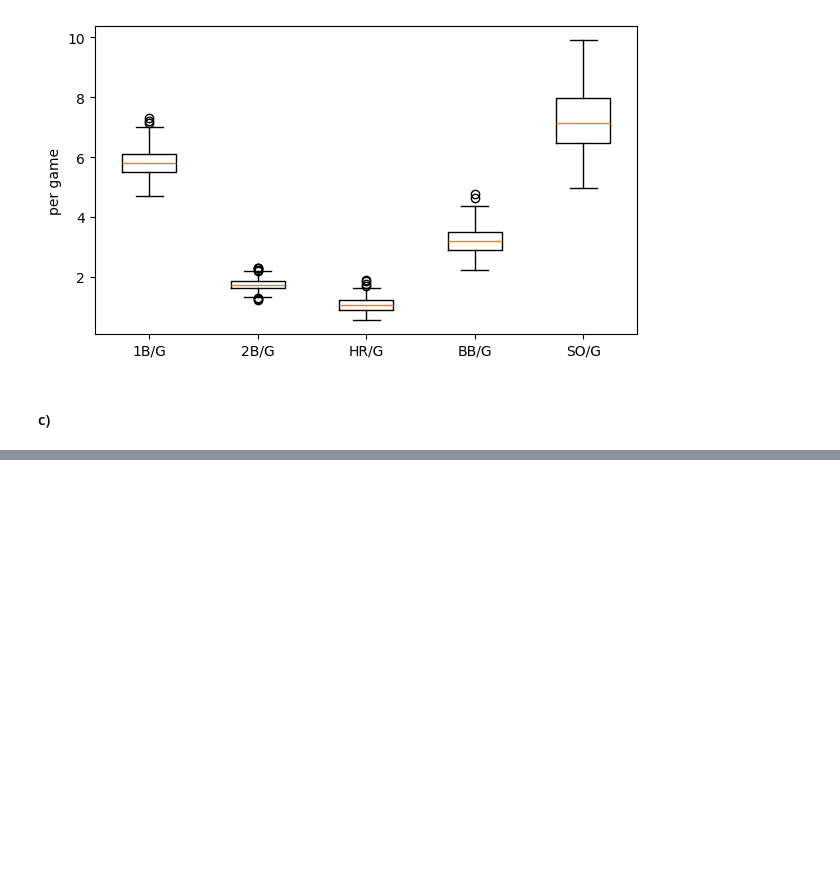
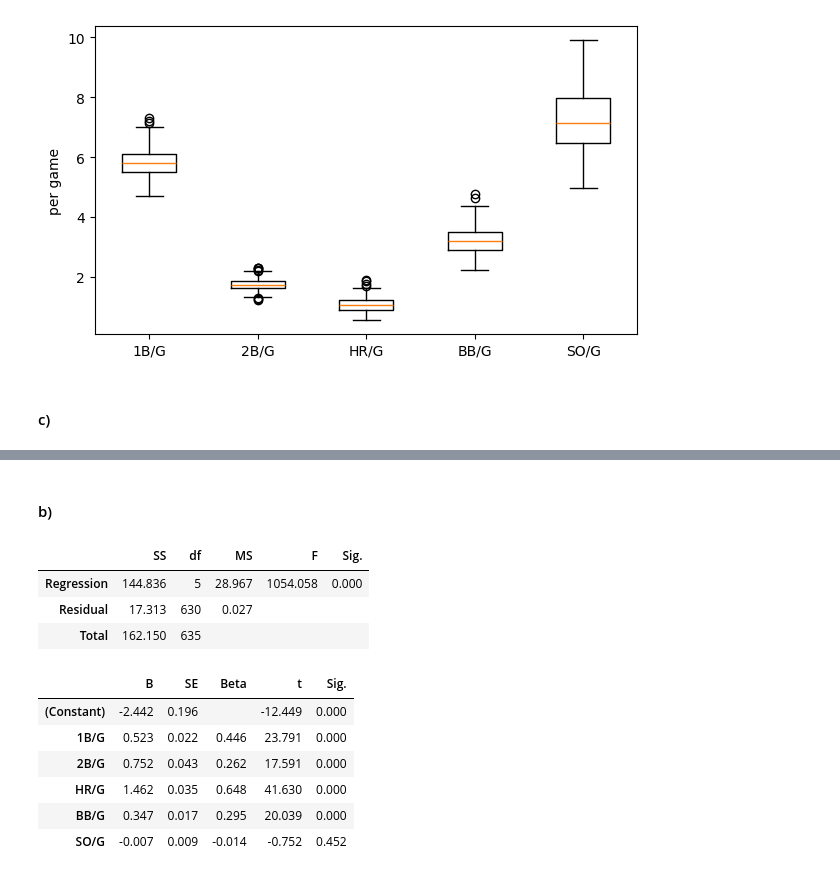
Before and after one commit to eltonneman/math4581_computer_lab, a Jupyter notebook: teamstats_report.ipynb, the cells around one changed output, grey strips where cells are left out. Saved outputs shown, nothing was run; the diff lists cells and outputs as text; code cells hidden in the pictures; blank space fills up the shorter version.

```diff
--- a/teamstats_report.ipynb
+++ b/teamstats_report.ipynb
@@ -95,0 +166,42 @@ plt.show()
+# %% [markdown]
+#### b)
+# %%
+def show(frame):
+    out = frame.copy()
+    for col in out.columns:
+        if col == "df":
+            continue
+        out[col] = out[col].map(lambda x: "" if pd.isna(x) else f"{x:.3f}")
+    display(out)
+
+def reg_tables(y, preds, data):
+    X = sm.add_constant(data[preds])
+    m = sm.OLS(data[y], X).fit()
+    anova = pd.DataFrame({
+        "SS": [m.ess, m.ssr, m.centered_tss],
+        "df": [int(m.df_model), int(m.df_resid), int(m.nobs - 1)],
+        "MS": [m.mse_model, m.mse_resid, np.nan],
+        "F": [m.fvalue, np.nan, np.nan],
+        "Sig.": [m.f_pvalue, np.nan, np.nan],
+    }, index=["Regression", "Residual", "Total"])
+    beta = m.params * X.std(ddof=1) / data[y].std(ddof=1)
+    beta["const"] = np.nan
+    coef = pd.DataFrame({"B": m.params, "SE": m.bse, "Beta": beta, "t": m.tvalues, "Sig.": m.pvalues})
+    show(anova)
+    show(coef.rename(index={"const": "(Constant)"}))
+    return m
+
+# R/G on five predictors: singles, doubles, home runs, walks, and strikeouts per game
+m5 = reg_tables("R/G", ["1B/G", "2B/G", "HR/G", "BB/G", "SO/G"], df)
+# %% [output]
+|  | SS | df | MS | F | Sig. |
+| Regression | 144.836 | 5 | 28.967 | 1054.058 | 0.000 |
+| Residual | 17.313 | 630 | 0.027 |  |  |
+| Total | 162.150 | 635 |  |  |  |
+|  | B | SE | Beta | t | Sig. |
+| (Constant) | -2.442 | 0.196 |  | -12.449 | 0.000 |
+| 1B/G | 0.523 | 0.022 | 0.446 | 23.791 | 0.000 |
+| 2B/G | 0.752 | 0.043 | 0.262 | 17.591 | 0.000 |
+| HR/G | 1.462 | 0.035 | 0.648 | 41.630 | 0.000 |
+| BB/G | 0.347 | 0.017 | 0.295 | 20.039 | 0.000 |
+| SO/G | -0.007 | 0.009 | -0.014 | -0.752 | 0.452 |
```
Also changed, not shown: parts of 11 cells of this notebook.
